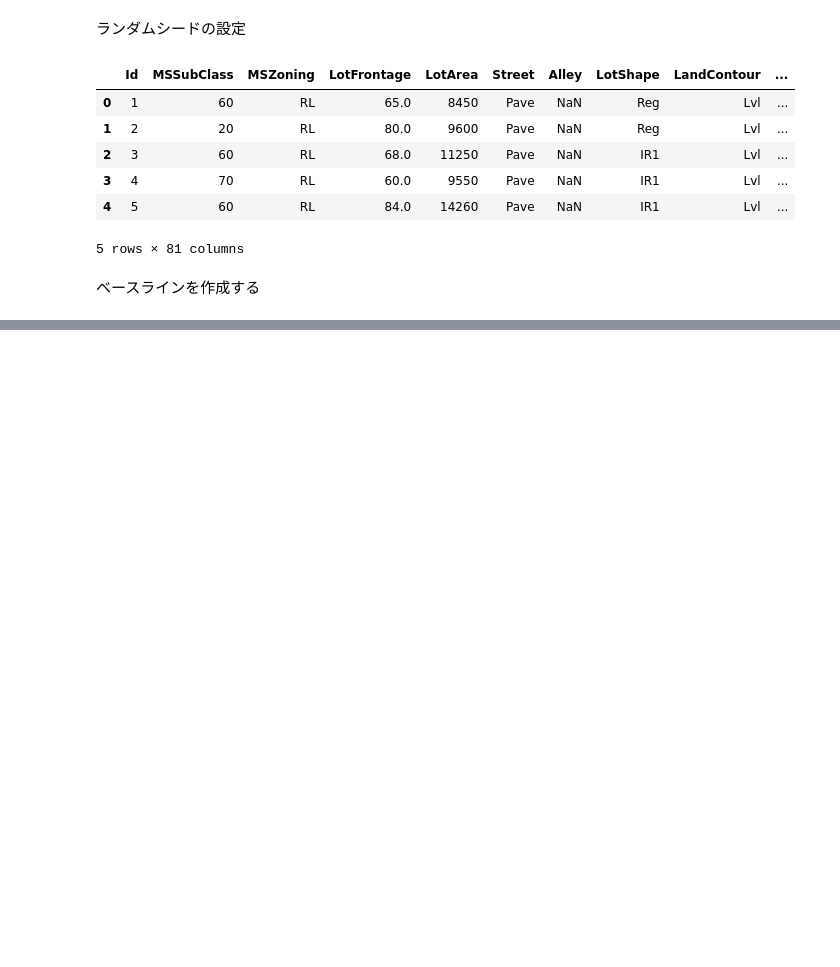
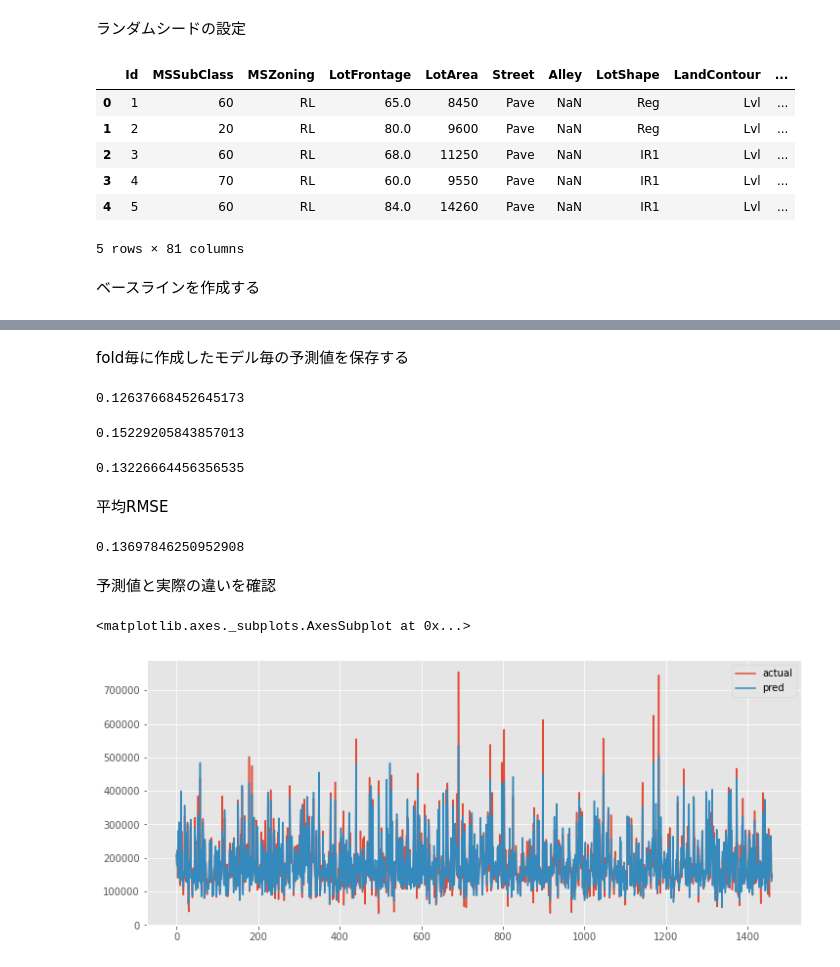
Before and after one commit to wkba/kaggle, a Jupyter notebook: house_prices_advanced_regression_techniques.ipynb, the cells around one changed output, grey strips where cells are left out. Cells and saved outputs as stored; diff of their text form; code cells hidden in the pictures; blank space fills up the shorter version.

```diff
--- a/house_prices_advanced_regression_techniques.ipynb
+++ b/house_prices_advanced_regression_techniques.ipynb
@@ -81,0 +214,4 @@ train_df.head()
+# %%
+from sklearn.model_selection import KFold
+folds = 3
+kf = KFold(n_splits=folds)
@@ -81,0 +220,5 @@ train_df.head()
+# %%
+lgbm_params = {
+    "objective":"regression",
+    "random_seed": 1234
+}
@@ -81,0 +227,3 @@ train_df.head()
+# %%
+train_X = train_df_le.drop(["SalePrice", "Id"], axis=1)
+train_Y = train_df_le["SalePrice"]
@@ -81,0 +234,49 @@ train_df.head()
+# %% [markdown]
+fold毎に作成したモデル毎の予測値を保存する
+# %%
+models = []
+rmses = []
+oof = np.zeros(len(train_X))
+
+for train_index, val_index in kf.split(train_X):
+  X_train=train_X.iloc[train_index]
+  X_valid = train_X.iloc[val_index]
+  y_train=train_Y.iloc[train_index]
+  y_valid = train_Y.iloc[val_index]
+
+  lgb_train = lgb.Dataset(X_train, y_train)
+  lgb_eval = lgb.Dataset(X_valid, y_valid, reference=lgb_train)
+  model_lgb = lgb.train(lgbm_params,
+                        lgb_train,
+                        valid_sets=lgb_eval,
+                        num_boost_round=100,
+                        early_stopping_rounds=20,
+                        verbose_eval=0)
+  y_pred = model_lgb.predict(X_valid, num_iteration=model_lgb.best_iteration)
+  tmp_rmse=np.sqrt(mean_squared_error(np.log(y_valid), np.log(y_pred)))
+  print(tmp_rmse)
+
+  models.append(model_lgb)
+  rmses.append(tmp_rmse)
+  oof[val_index] = y_pred
+# %% [output]
+0.12637668452645173
+0.15229205843857013
+0.13226664456356535
+# %% [markdown]
+平均RMSE
+# %%
+sum(rmses)/len(rmses)
+# %% [output]
+0.13697846250952908
+# %% [markdown]
+予測値と実際の違いを確認
+# %%
+actual_pred_df = pd.DataFrame({
+    "actual":train_Y,
+    "pred": oof
+})
+actual_pred_df.plot(figsize=(12,5))
+# %% [output]
+<matplotlib.axes._subplots.AxesSubplot at 0x...>
+[figure, added]
```
Also changed, not shown: parts of 22 cells of this notebook.
